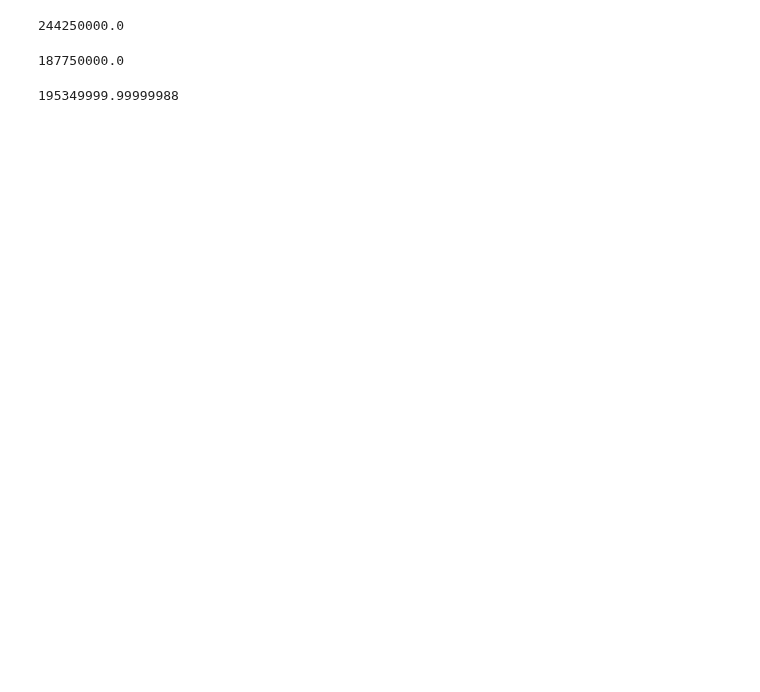
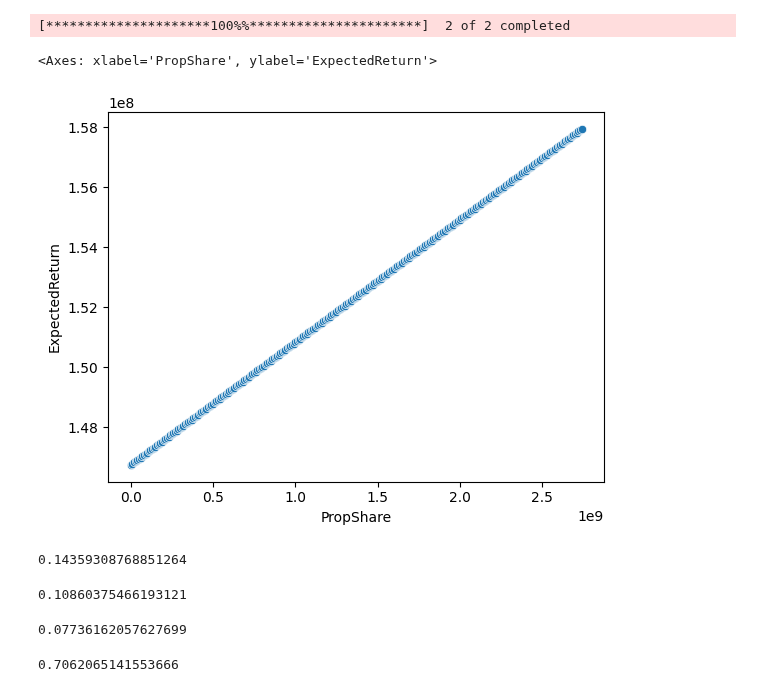
Before and after one commit to sdjhs0327/ws_fn, a Jupyter notebook: analytics/asset_allocation2.ipynb, the cells around one changed output. Drawn from its saved outputs; the diff is of its cells as text; code cells hidden in the pictures; blank space fills up the shorter version.

```diff
--- a/analytics/asset_allocation2.ipynb
+++ b/analytics/asset_allocation2.ipynb
@@ -15,4 +20,18 @@ def cal_return(value, price):
 def cal_totalReturn(realEstateReturn, stockReturn, debitCost):
     totalRturn = realEstateReturn + stockReturn - debitCost
     return totalRturn
+# %%
+dl_path = "C:/Users/GCC/git/data/temp"
+## 부동산 전세 시세 ## 20231231기준
+huz_ori = pd.read_csv(f"{dl_path}/시세데이터.csv")
+huz_trs = huz_ori[['YYYYMMDD', 'VALUE']][(huz_ori['INDICATOR_ID'] == '매매시세(KB)')&(huz_ori['REGION_LEVEL'] == 'sd')&(huz_ori['SD'] == '서울')]
+huz_trs.set_index('YYYYMMDD', inplace=True)
+huz_trs.index = pd.to_datetime(huz_trs.index, format='%Y-%m-%d')
+# %%
+stock = data_funcs.get_merged_df('^IXIC', '^GSPC')
+# %% [output]
+[*********************100%%**********************]  2 of 2 completed
+# %%
+stockYRR = (1+stock['^IXIC']['2004-01-01':].pct_change().mean())**252 - 1
+propYRR = (1+huz_trs['VALUE'].pct_change().mean())**12-1
 # %%
@@ -39,12 +57,0 @@ totlaReturn_S3 = cal_totalReturn(realEstateReturn_S3, stockReturn_S3, debitCost_
-# %%
-totlaReturn_S1
-# %% [output]
-244250000.0
-# %%
-totlaReturn_S2
-# %% [output]
-187750000.0
-# %%
-totlaReturn_S3
-# %% [output]
-195349999.99999988
@@ -50,0 +71,54 @@ totlaReturn_S3
+# %%
+## 항상 1차 함수
+def portfolioSimulation(kapital):
+    propShare = 0
+    stockShare = 0
+    expectedReturn = 0
+    minPropShare = 0*1e8
+    maxPropShare = kapital/0.4
+    trace = []
+    for i in np.arange(minPropShare, maxPropShare, 1e7):
+        debit = i*0.75
+        j = kapital - (i - debit)
+        realEstateReturn = cal_return(i*(1+propYRR), i)
+        stockReturn = cal_return(j*(1+stockYRR), j)
+        debitCost = cal_return(debit*1.04, debit)
+        totalReturn = cal_totalReturn(realEstateReturn, stockReturn, debitCost)
+        trace.append([i, j, totalReturn])
+        if totalReturn > expectedReturn:
+            propShare = i
+            stockShare = j
+            expectedReturn = totalReturn
+    trace = pd.DataFrame(trace, columns=['PropShare', 'StockShare', 'ExpectedReturn'])
+    return propShare, stockShare, expectedReturn, trace
+# %%
+## property share 별 연간 기대 수익(양의 기울기일 경우에만 매입)
+kapital=11*1e8
+optimalPropShare, optimalStockShare, optimalExpectedReturn, trace = portfolioSimulation(kapital)
+sns.scatterplot(data=trace, x='PropShare', y='ExpectedReturn')
+# %% [output]
+<Axes: xlabel='PropShare', ylabel='ExpectedReturn'>
+[figure, added]
+# %%
+## 최대 차입시 자기자본이익률
+optimalExpectedReturn/kapital
+# %% [output]
+0.14359308768851264
+# %%
+## stock 요구수익률
+(propYRR-0.6*0.04)/(1-0.6)
+# %% [output]
+0.10860375466193121
+# %%
+## property 요구수익률
+0.4*stockYRR+0.6*0.04
+# %% [output]
+0.07736162057627699
+# %%
+## property 최소 레버리지(expectedReturn 양수 조건)
+def calMinLeverage(stockYRR, propYRR, interestRate):
+    return (stockYRR-propYRR)/(stockYRR-interestRate)
+
+calMinLeverage(stockYRR, propYRR, interestRate=0.04)
+# %% [output]
+0.7062065141553666
```
Also changed, not shown: parts of 6 cells of this notebook.
